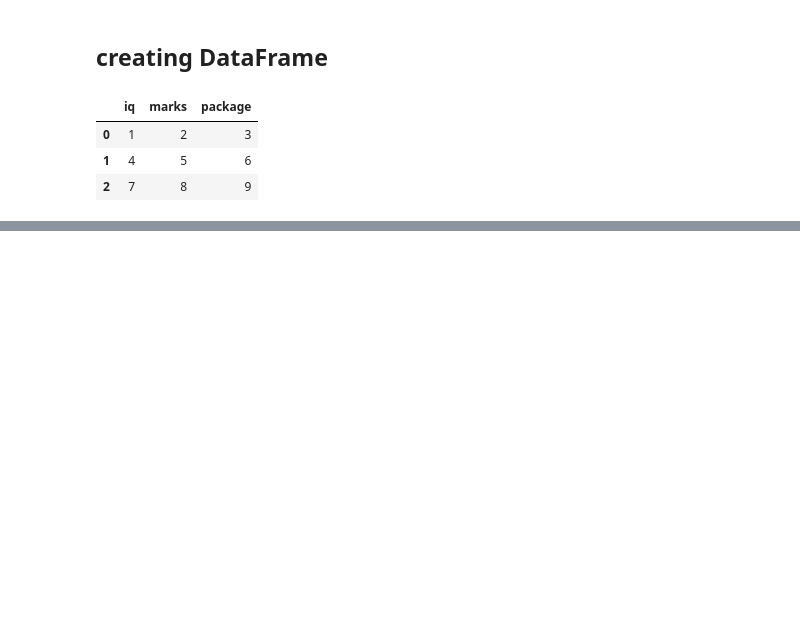
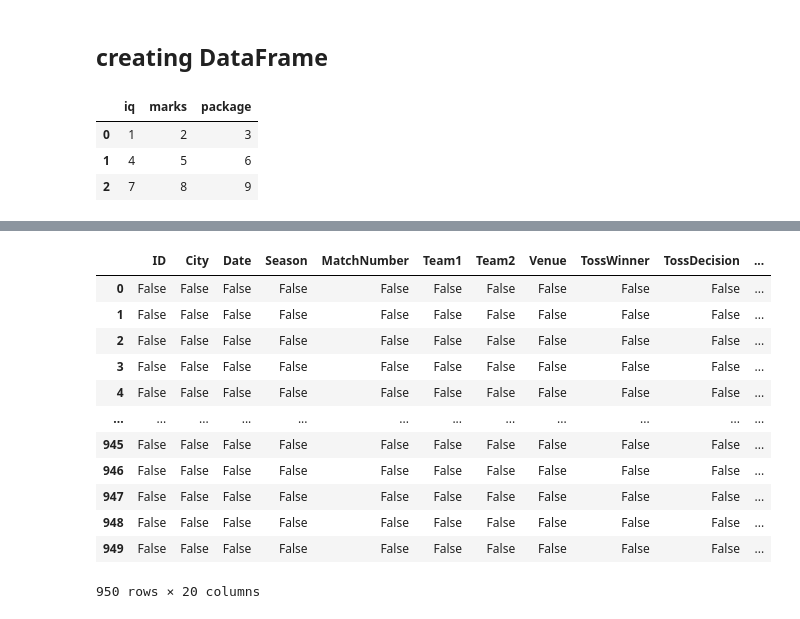
Before and after one commit to ProgramerSalar/Pandas, a Jupyter notebook: dataFrame.ipynb, the cells around one changed output, grey strips where cells are left out. Drawn from its saved outputs; the diff is of its cells as text; code cells hidden in the pictures; blank space fills up the shorter version.

```diff
--- a/dataFrame.ipynb
+++ b/dataFrame.ipynb
@@ -20,0 +193,17 @@ pd.DataFrame(student_data, columns=['iq', 'marks', 'package'])
+# %%
+# isnull
+ipl_data.isnull()
+# %% [output]
+|  | ID | City | Date | Season | MatchNumber | Team1 | Team2 | Venue | TossWinner | TossDecision | ... |
+| 0 | False | False | False | False | False | False | False | False | False | False | ... |
+| 1 | False | False | False | False | False | False | False | False | False | False | ... |
+| 2 | False | False | False | False | False | False | False | False | False | False | ... |
+| 3 | False | False | False | False | False | False | False | False | False | False | ... |
+| 4 | False | False | False | False | False | False | False | False | False | False | ... |
+| ... | ... | ... | ... | ... | ... | ... | ... | ... | ... | ... | ... |
+| 945 | False | False | False | False | False | False | False | False | False | False | ... |
+| 946 | False | False | False | False | False | False | False | False | False | False | ... |
+| 947 | False | False | False | False | False | False | False | False | False | False | ... |
+| 948 | False | False | False | False | False | False | False | False | False | False | ... |
+| 949 | False | False | False | False | False | False | False | False | False | False | ... |
+950 rows × 20 columns
```
Also changed, not shown: parts of 18 cells of this notebook, 1 other file.
